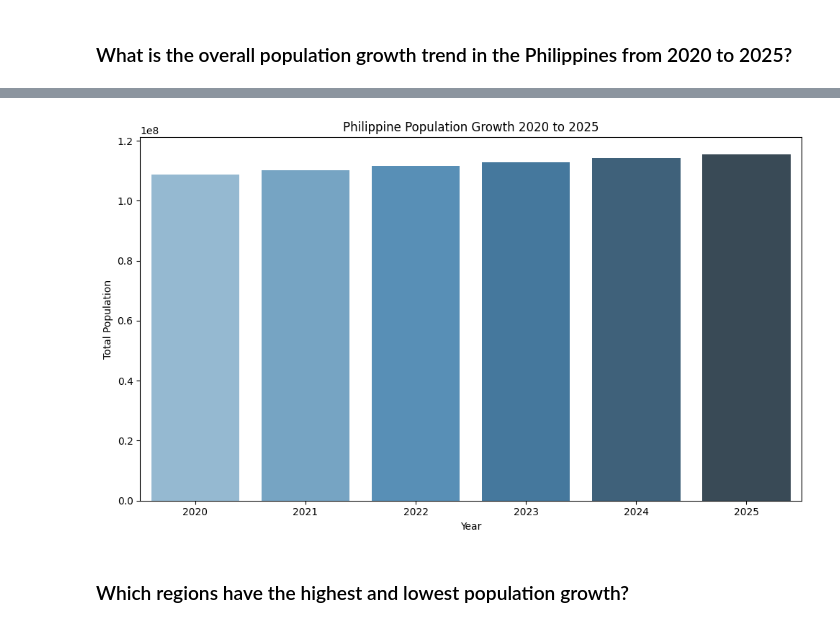
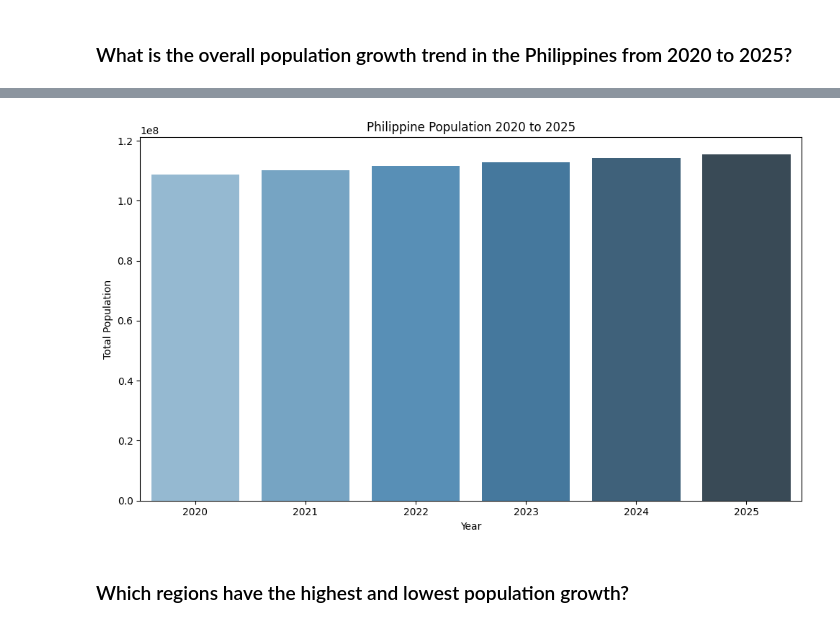
Before and after one commit to Qvyl/kaggle-notebooks, a Jupyter notebook: philippines-population-forecast.ipynb, the cells around one changed output, grey strips where cells are left out. Saved outputs shown, nothing was run; the diff lists cells and outputs as text; code cells hidden in the pictures.

Commit message:
Kaggle Notebook | Philippines Population Forecast | Version 5| Random changes

```diff
--- a/philippines-population-forecast.ipynb
+++ b/philippines-population-forecast.ipynb
@@ -137,17 +162,14 @@ years = ['2020', '2021', '2022', '2023', '2024', '2025']
 # %%
-national_total = df[years].sum().reset_index()
-national_total.columns = ['Years', 'Total Population']
-
 plt.figure(figsize=(10, 6))
 sns.barplot(data=national_total, x='Years', y='Total Population', palette='Blues_d')
 
-plt.title('Philippine Population Growth 2020 to 2025')
+plt.title('Philippine Population 2020 to 2025')
 plt.xlabel('Year')
 plt.ylabel('Total Population')
 plt.tight_layout()
 plt.show()
 # %% [output]
-[figure, old version]
+[figure, new version]
 # %% [markdown]
 ### Which regions have the highest and lowest population growth?
 # %%
```
Also changed, not shown: parts of 14 cells of this notebook.
